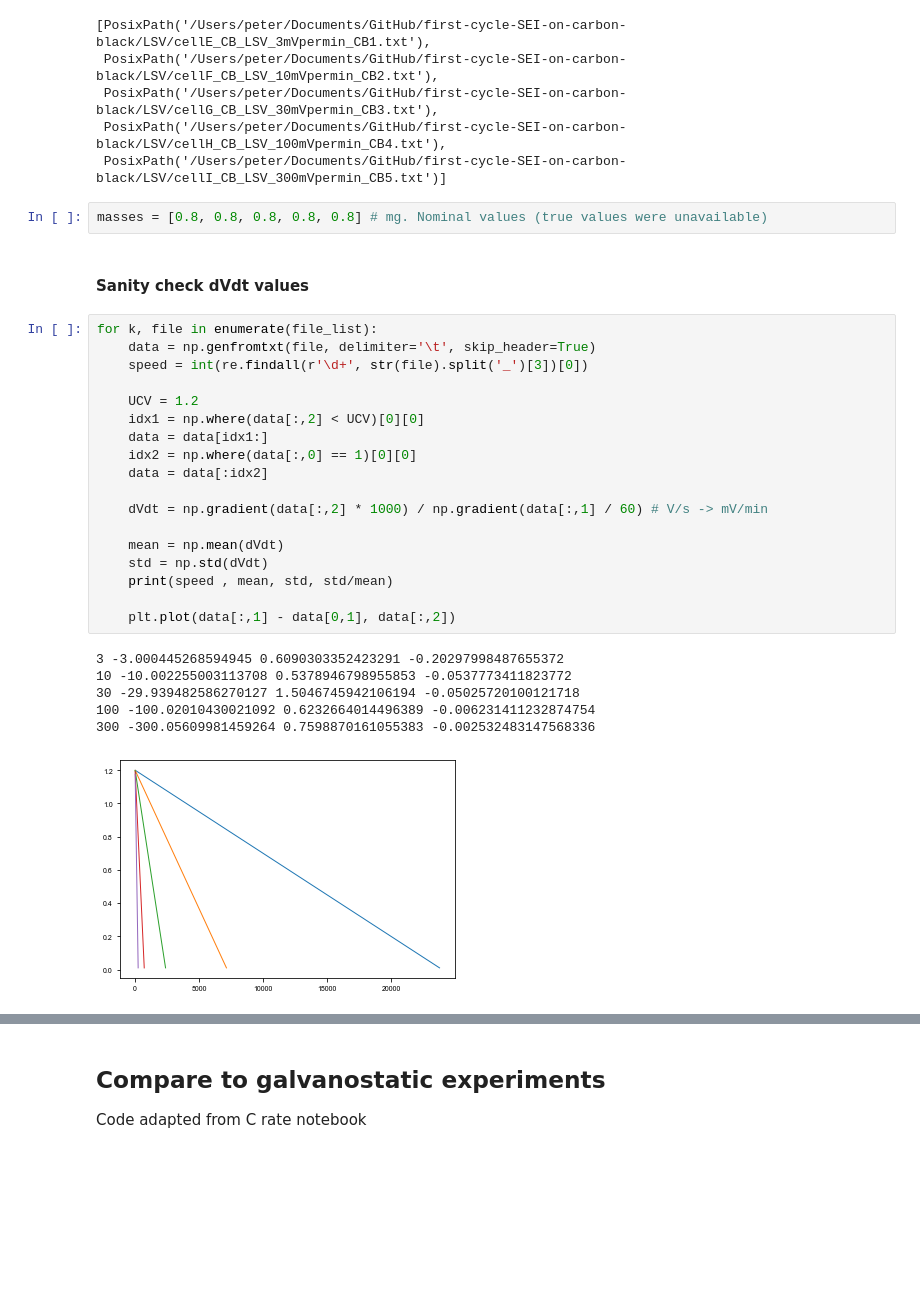
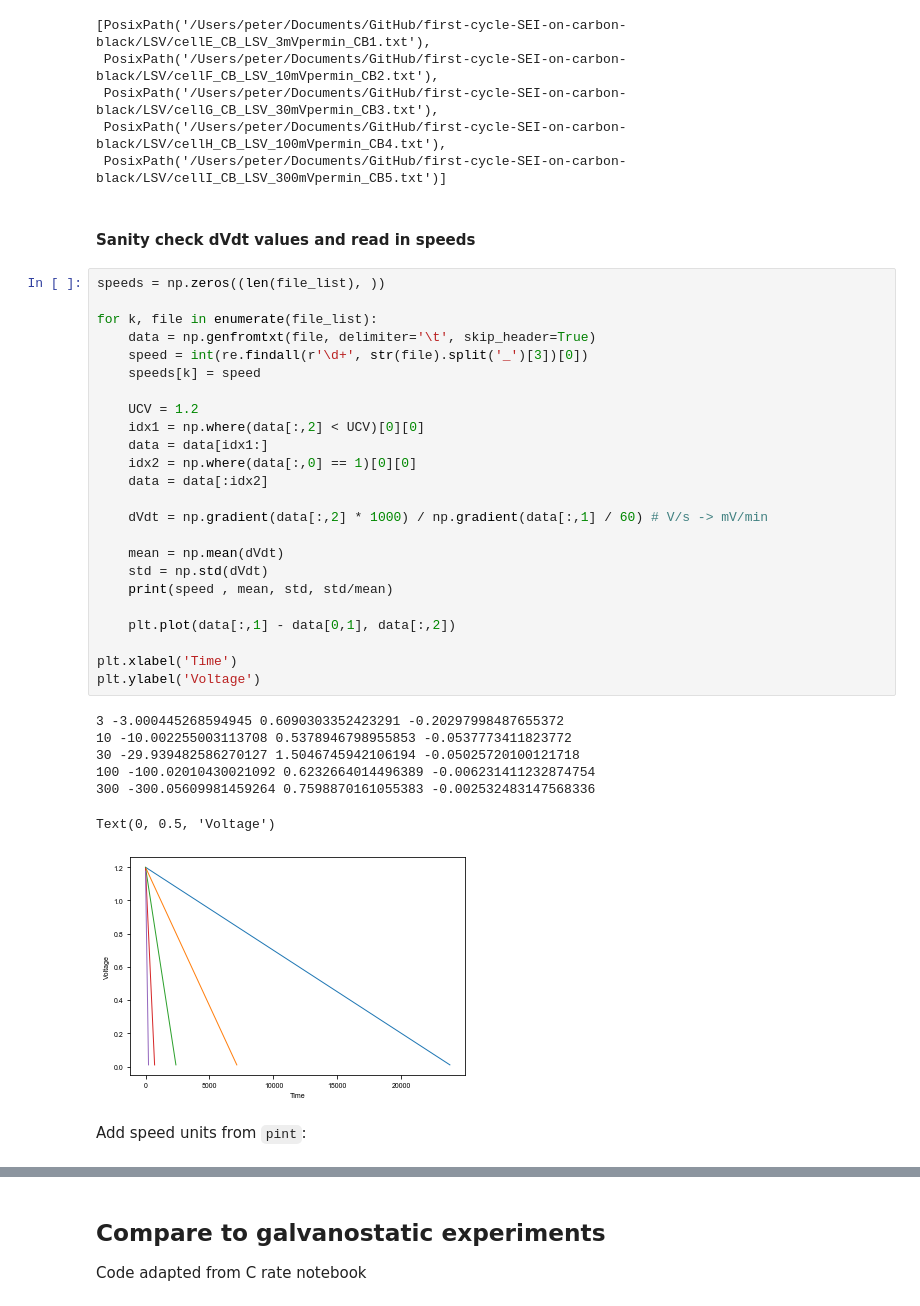
Before and after one commit to petermattia/first-cycle-SEI-on-carbon-black, a Jupyter notebook: LSV/LSV.ipynb, the cells around one changed output, grey strips where cells are left out. Drawn from its saved outputs; the diff is of its cells as text; blank space fills up the shorter version.

Commit message:
Major LSV update
- Add baseline plot
- Update peak current subfigure with baseline-corrected data
- Add parameter estimation notebook

```diff
--- a/LSV/LSV.ipynb
+++ b/LSV/LSV.ipynb
@@ -46,32 +69,39 @@ file_list
  PosixPath('/Users/peter/Documents/GitHub/first-cycle-SEI-on-carbon-black/LSV/cellG_CB_LSV_30mVpermin_CB3.txt'),
  PosixPath('/Users/peter/Documents/GitHub/first-cycle-SEI-on-carbon-black/LSV/cellH_CB_LSV_100mVpermin_CB4.txt'),
  PosixPath('/Users/peter/Documents/GitHub/first-cycle-SEI-on-carbon-black/LSV/cellI_CB_LSV_300mVpermin_CB5.txt')]
-# %%
-masses = [0.8, 0.8, 0.8, 0.8, 0.8] # mg. Nominal values (true values were unavailable)
 # %% [markdown]
-#### Sanity check dVdt values
+#### Sanity check dVdt values and read in speeds
 # %%
+speeds = np.zeros((len(file_list), ))
+
 for k, file in enumerate(file_list):
     data = np.genfromtxt(file, delimiter='\t', skip_header=True)
     speed = int(re.findall(r'\d+', str(file).split('_')[3])[0])
+    speeds[k] = speed
 
     UCV = 1.2
     idx1 = np.where(data[:,2] < UCV)[0][0]
     data = data[idx1:]
     idx2 = np.where(data[:,0] == 1)[0][0]
     data = data[:idx2]
 
     dVdt = np.gradient(data[:,2] * 1000) / np.gradient(data[:,1] / 60) # V/s -> mV/min
 
     mean = np.mean(dVdt)
     std = np.std(dVdt)
     print(speed , mean, std, std/mean)
 
     plt.plot(data[:,1] - data[0,1], data[:,2])
+
+plt.xlabel('Time')
+plt.ylabel('Voltage')
 # %% [output]
 3 -3.000445268594945 0.6090303352423291 -0.20297998487655372
 10 -10.002255003113708 0.5378946798955853 -0.0537773411823772
 30 -29.939482586270127 1.5046745942106194 -0.05025720100121718
 100 -100.02010430021092 0.6232664014496389 -0.006231411232874754
 300 -300.05609981459264 0.7598870161055383 -0.002532483147568336
+Text(0, 0.5, 'Voltage')
-[figure, old version]
+[figure, new version]
+# %% [markdown]
+Add speed units from `pint`:
```
Also changed, not shown: parts of 20 cells of this notebook, 10 other files.
